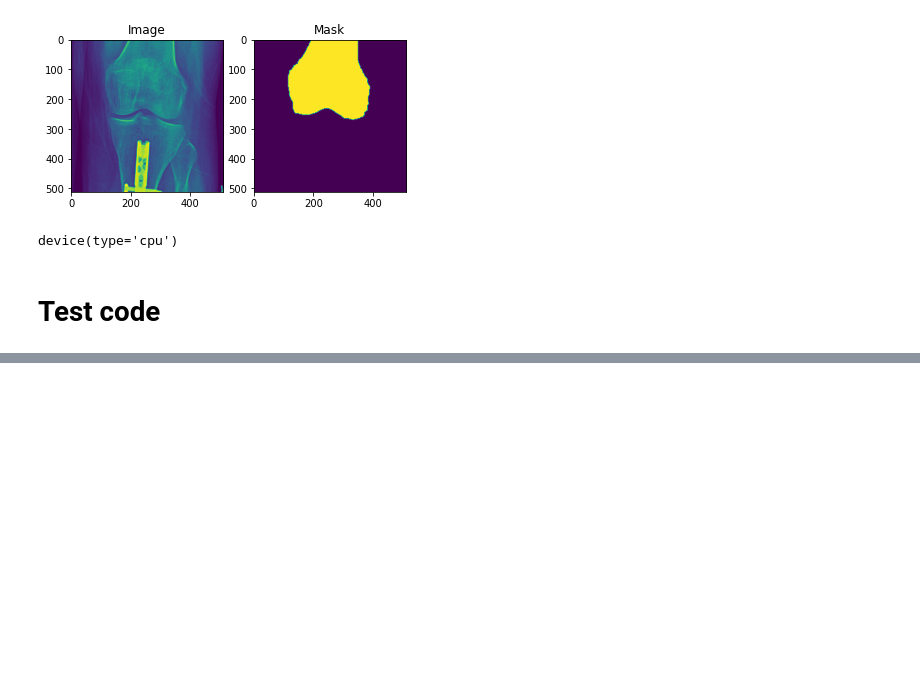
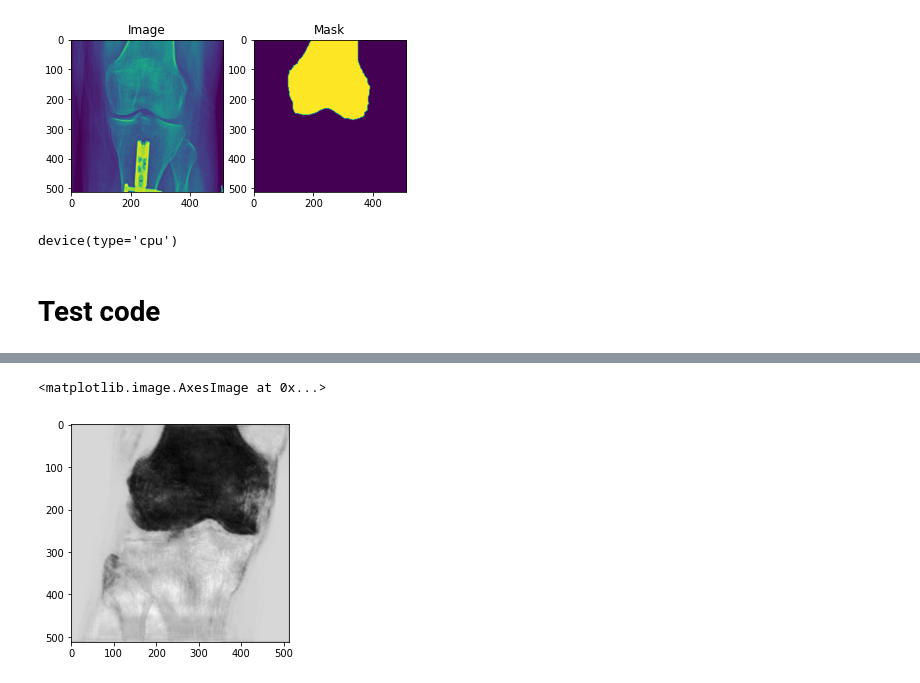
Before and after one commit to Lagom92/cnn_tutorial, a Jupyter notebook: Segmentation/base_code.ipynb, the cells around one changed output, grey strips where cells are left out. Saved outputs shown, nothing was run; the diff lists cells and outputs as text; code cells hidden in the pictures; blank space fills up the shorter version.

```diff
--- a/Segmentation/base_code.ipynb
+++ b/Segmentation/base_code.ipynb
@@ -214,0 +244,5 @@ plt.imshow(outputs.squeeze(), cmap='gray')
+# %%
+plt.imshow(outputs.squeeze(), cmap=plt.cm.binary)
+# %% [output]
+<matplotlib.image.AxesImage at 0x...>
+[figure, added]
```
Also changed, not shown: parts of 6 cells of this notebook, 1 other file.
